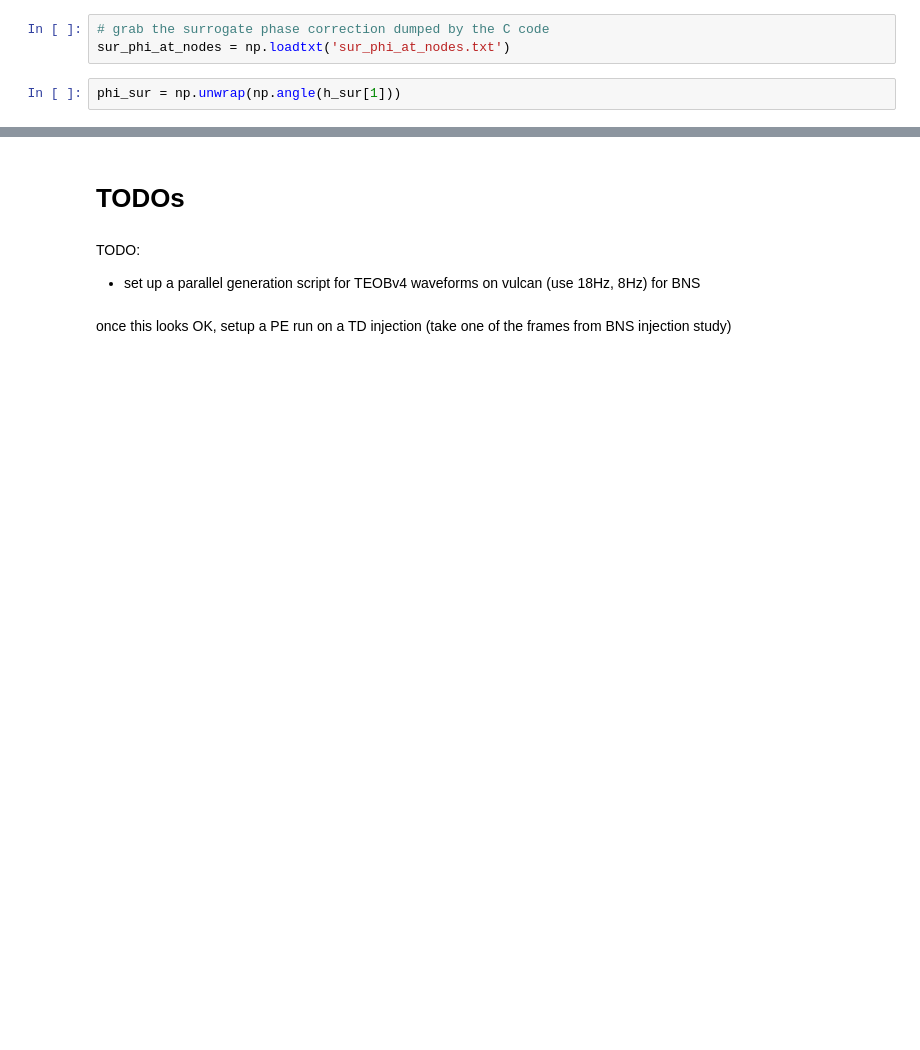
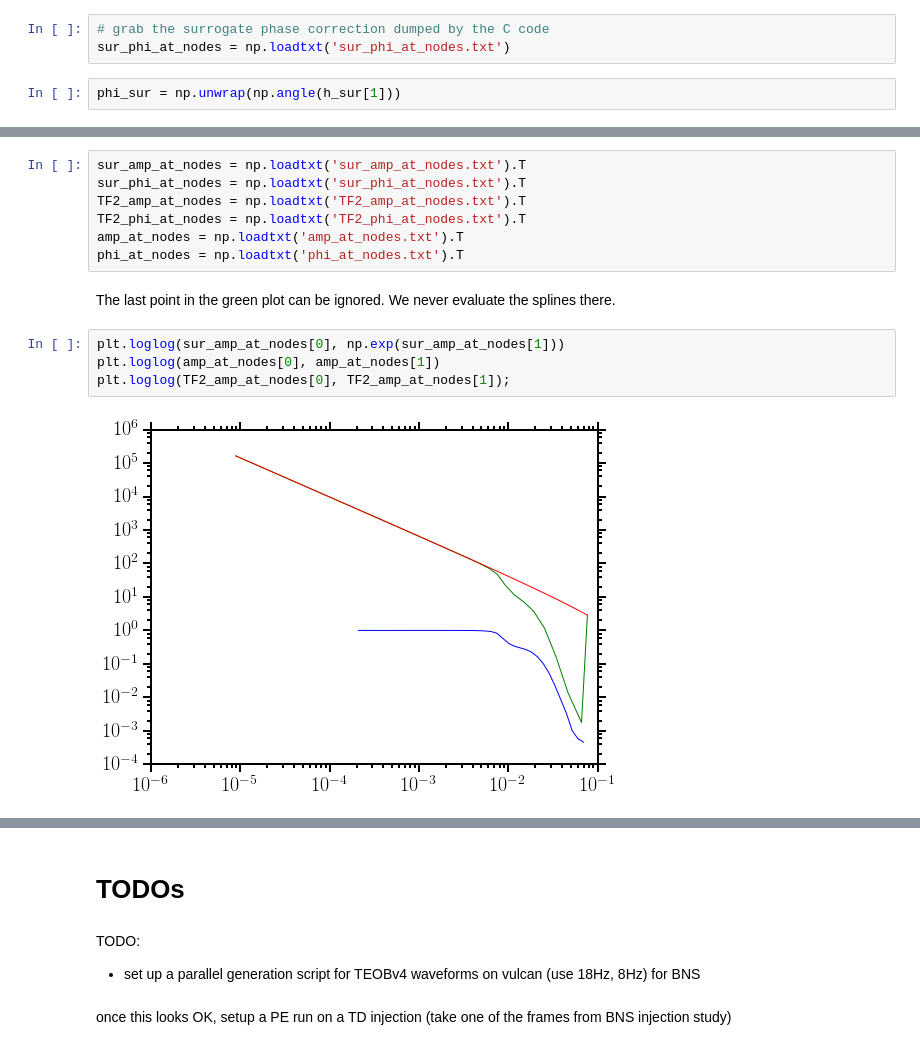
Before and after one commit to benjaminlackey/gpsurrogate, a Jupyter notebook: src/TEOB-LAL-implementation/LalsuiteSurrogate_MP.ipynb, the cells around one changed output, grey strips where cells are left out. Cells and saved outputs as stored; diff of their text form; blank space fills up the shorter version.

```diff
--- a/src/TEOB-LAL-implementation/LalsuiteSurrogate_MP.ipynb
+++ b/src/TEOB-LAL-implementation/LalsuiteSurrogate_MP.ipynb
@@ -2904,0 +2848,15 @@ Then can define another set of gsl_vectors that compute the TF2 + surrogate corr
+# %%
+sur_amp_at_nodes = np.loadtxt('sur_amp_at_nodes.txt').T
+sur_phi_at_nodes = np.loadtxt('sur_phi_at_nodes.txt').T
+TF2_amp_at_nodes = np.loadtxt('TF2_amp_at_nodes.txt').T
+TF2_phi_at_nodes = np.loadtxt('TF2_phi_at_nodes.txt').T
+amp_at_nodes = np.loadtxt('amp_at_nodes.txt').T
+phi_at_nodes = np.loadtxt('phi_at_nodes.txt').T
+# %% [markdown]
+The last point in the green plot can be ignored. We never evaluate the splines there.
+# %%
+plt.loglog(sur_amp_at_nodes[0], np.exp(sur_amp_at_nodes[1]))
+plt.loglog(amp_at_nodes[0], amp_at_nodes[1])
+plt.loglog(TF2_amp_at_nodes[0], TF2_amp_at_nodes[1]);
+# %% [output]
+[figure, added]
```
Also changed, not shown: parts of 41 cells of this notebook, 1 other file.
